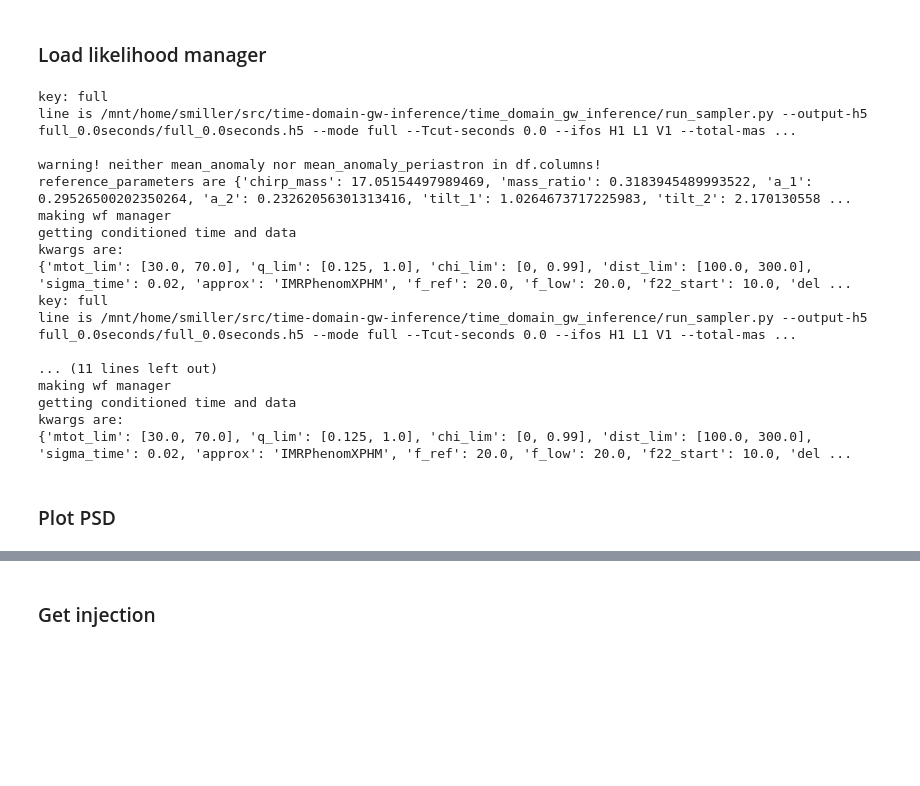
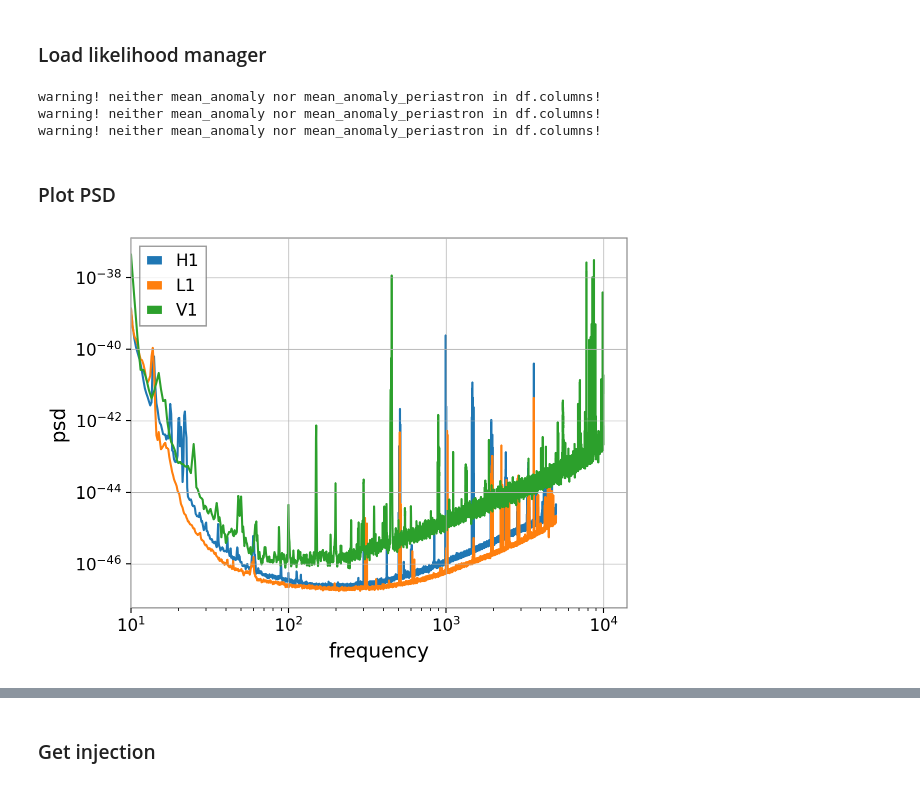
Before and after one commit to simonajmiller/tdinf, a Jupyter notebook: review/fiducial_BBH_IMRPhenomXPHM/plot_inputs.ipynb, the cells around one changed output, grey strips where cells are left out. Drawn from its saved outputs; the diff is of its cells as text; code cells hidden in the pictures; blank space fills up the shorter version.

```diff
--- a/review/fiducial_BBH_IMRPhenomXPHM/plot_inputs.ipynb
+++ b/review/fiducial_BBH_IMRPhenomXPHM/plot_inputs.ipynb
@@ -35,29 +35,31 @@ import lal
 # %% [markdown]
 ### Load likelihood manager
 # %%
- # Get likelihood manager
-data = group_postprocess.load_run_settings_from_directory('./output/250617_output', filename_dict={'full':'full_0.0seconds'})
+# Get likelihood manager
+data = group_postprocess.load_run_settings_from_directory(
+    './output/250722_output',
+    filename_dict={'full':'full_0.0seconds'}
+)
 lm = data['runs']['full']['likelihood_manager']
 # %% [output]
-key: full
-line is /mnt/home/smiller/src/time-domain-gw-inference/time_domain_gw_inference/run_sampler.py --output-h5 full_0.0seconds/full_0.0seconds.h5 --mode full --Tcut-seconds 0.0 --ifos H1 L1 V1 --total-mas ...
-
 warning! neither mean_anomaly nor mean_anomaly_periastron in df.columns!
-reference_parameters are {'chirp_mass': 17.05154497989469, 'mass_ratio': 0.3183945489993522, 'a_1': 0.29526500202350264, 'a_2': 0.23262056301313416, 'tilt_1': 1.0264673717225983, 'tilt_2': 2.170130558 ...
-making wf manager
-getting conditioned time and data
-kwargs are:
-{'mtot_lim': [30.0, 70.0], 'q_lim': [0.125, 1.0], 'chi_lim': [0, 0.99], 'dist_lim': [100.0, 300.0], 'sigma_time': 0.02, 'approx': 'IMRPhenomXPHM', 'f_ref': 20.0, 'f_low': 20.0, 'f22_start': 10.0, 'del ...
-key: full
-line is /mnt/home/smiller/src/time-domain-gw-inference/time_domain_gw_inference/run_sampler.py --output-h5 full_0.0seconds/full_0.0seconds.h5 --mode full --Tcut-seconds 0.0 --ifos H1 L1 V1 --total-mas ...
-
-... (11 lines left out)
-making wf manager
-getting conditioned time and data
-kwargs are:
-{'mtot_lim': [30.0, 70.0], 'q_lim': [0.125, 1.0], 'chi_lim': [0, 0.99], 'dist_lim': [100.0, 300.0], 'sigma_time': 0.02, 'approx': 'IMRPhenomXPHM', 'f_ref': 20.0, 'f_low': 20.0, 'f22_start': 10.0, 'del ...
+warning! neither mean_anomaly nor mean_anomaly_periastron in df.columns!
+warning! neither mean_anomaly nor mean_anomaly_periastron in df.columns!
 # %% [markdown]
 ### Plot PSD
+# %%
+# Plot raw PSD
+plt.figure()
+for i, ifo in enumerate(lm.ifos):
+    freq, psd = lm.psd_dict[ifo].transpose()
+    plt.loglog(freq, psd, color=f'C{i}', label=ifo)
+plt.xlabel('frequency')
+plt.ylabel('psd')
+plt.legend()
+plt.xlim(10,)
+plt.show()
+# %% [output]
+[figure, added]
 # %%
 # Plot conditioned PSD
 plt.figure()
```
Also changed, not shown: parts of 9 cells of this notebook, 1 other file.
